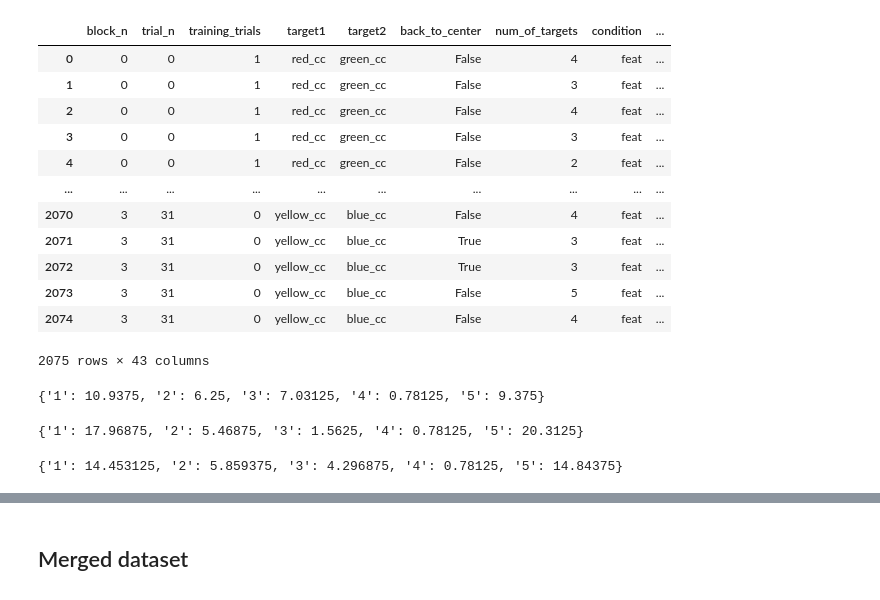
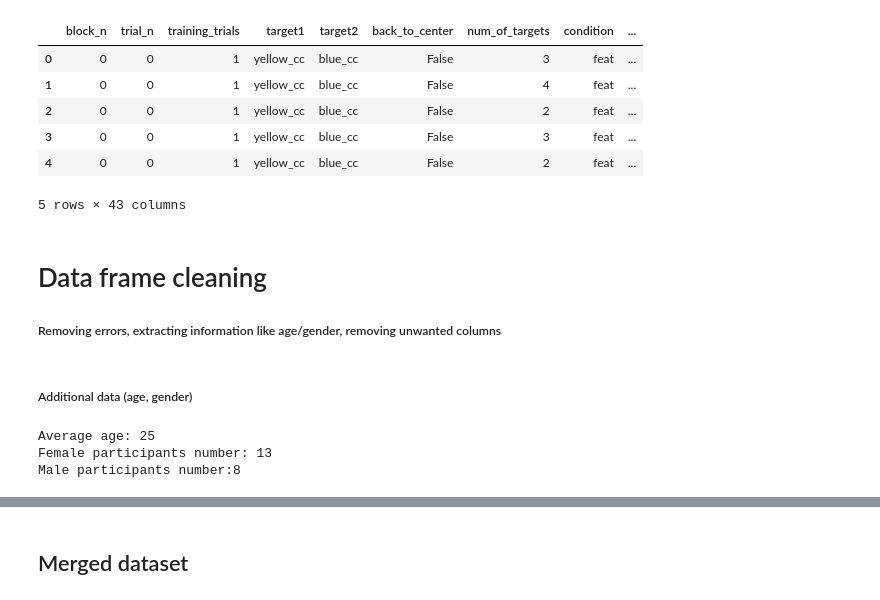
Before and after one commit to lttsophie/foraging_circle, a Jupyter notebook: Preprocessing.ipynb, the cells around one changed output, grey strips where cells are left out. Saved outputs shown, nothing was run; the diff lists cells and outputs as text; code cells hidden in the pictures.

```diff
--- a/Preprocessing.ipynb
+++ b/Preprocessing.ipynb
@@ -6,27 +8,24 @@ import matplotlib.pyplot as plt
 # %%
 # create list of multiple dataframes containing participants' data
-path =r'C:\Users\lttso\Desktop\test_data'
+path =r'C:\Users\lttso\Desktop\foraging_ratio\data_foraging_ratio'
 filenames = glob.glob(path + "/*.csv")
 dfs = []
 for filename in filenames:
     dfs.append(pd.read_csv(filename))
 # %%
-#shows an example of pure df to work with
-dfs[0]
+#shows an example of unchanged df to work with
+dfs[0].head()
 # %% [output]
 |  | block_n | trial_n | training_trials | target1 | target2 | back_to_center | num_of_targets | condition | ... |
-| 0 | 0 | 0 | 1 | red_cc | green_cc | False | 4 | feat | ... |
-| 1 | 0 | 0 | 1 | red_cc | green_cc | False | 3 | feat | ... |
-| 2 | 0 | 0 | 1 | red_cc | green_cc | False | 4 | feat | ... |
-| 3 | 0 | 0 | 1 | red_cc | green_cc | False | 3 | feat | ... |
-| 4 | 0 | 0 | 1 | red_cc | green_cc | False | 2 | feat | ... |
-| ... | ... | ... | ... | ... | ... | ... | ... | ... | ... |
-| 2070 | 3 | 31 | 0 | yellow_cc | blue_cc | False | 4 | feat | ... |
-| 2071 | 3 | 31 | 0 | yellow_cc | blue_cc | True | 3 | feat | ... |
-| 2072 | 3 | 31 | 0 | yellow_cc | blue_cc | True | 3 | feat | ... |
-| 2073 | 3 | 31 | 0 | yellow_cc | blue_cc | False | 5 | feat | ... |
-| 2074 | 3 | 31 | 0 | yellow_cc | blue_cc | False | 4 | feat | ... |
+| 0 | 0 | 0 | 1 | yellow_cc | blue_cc | False | 3 | feat | ... |
+| 1 | 0 | 0 | 1 | yellow_cc | blue_cc | False | 4 | feat | ... |
+| 2 | 0 | 0 | 1 | yellow_cc | blue_cc | False | 2 | feat | ... |
+| 3 | 0 | 0 | 1 | yellow_cc | blue_cc | False | 3 | feat | ... |
+| 4 | 0 | 0 | 1 | yellow_cc | blue_cc | False | 2 | feat | ... |
-2075 rows × 43 columns
+5 rows × 43 columns
+# %% [markdown]
+# Data frame cleaning
+##### Removing errors, extracting information like age/gender, removing unwanted columns
 # %%
 # Create a list to store cleaned dataframes
 dfs_cleaned = []
@@ -87,15 +87,14 @@ for df in dfs:
 
     #create lists of dataframes
     dfs_cleaned.append(df)
-# %%
-error_rates_feat # in future make a simple t-test to compare feat/conj error rates
-# %% [output]
-{'1': 10.9375, '2': 6.25, '3': 7.03125, '4': 0.78125, '5': 9.375}
-# %%
-error_rates_conj
-# %% [output]
-{'1': 17.96875, '2': 5.46875, '3': 1.5625, '4': 0.78125, '5': 20.3125}
-# %%
-error_rates
-# %% [output]
-{'1': 14.453125, '2': 5.859375, '3': 4.296875, '4': 0.78125, '5': 14.84375}
+# %% [markdown]
+##### Additional data (age, gender)
+# %%
+age_avg = mean(age)
+fem_count = gender.count('f')
+male_count = gender.count('m')
+print('Average age: ' + str(age_avg) + '\n' + 'Female participants number: ' + str(fem_count) + '\n' + 'Male participants number:' + str(male_count))
+# %% [output]
+Average age: 25
+Female participants number: 13
+Male participants number:8
```
Also changed, not shown: parts of 60 cells of this notebook.
